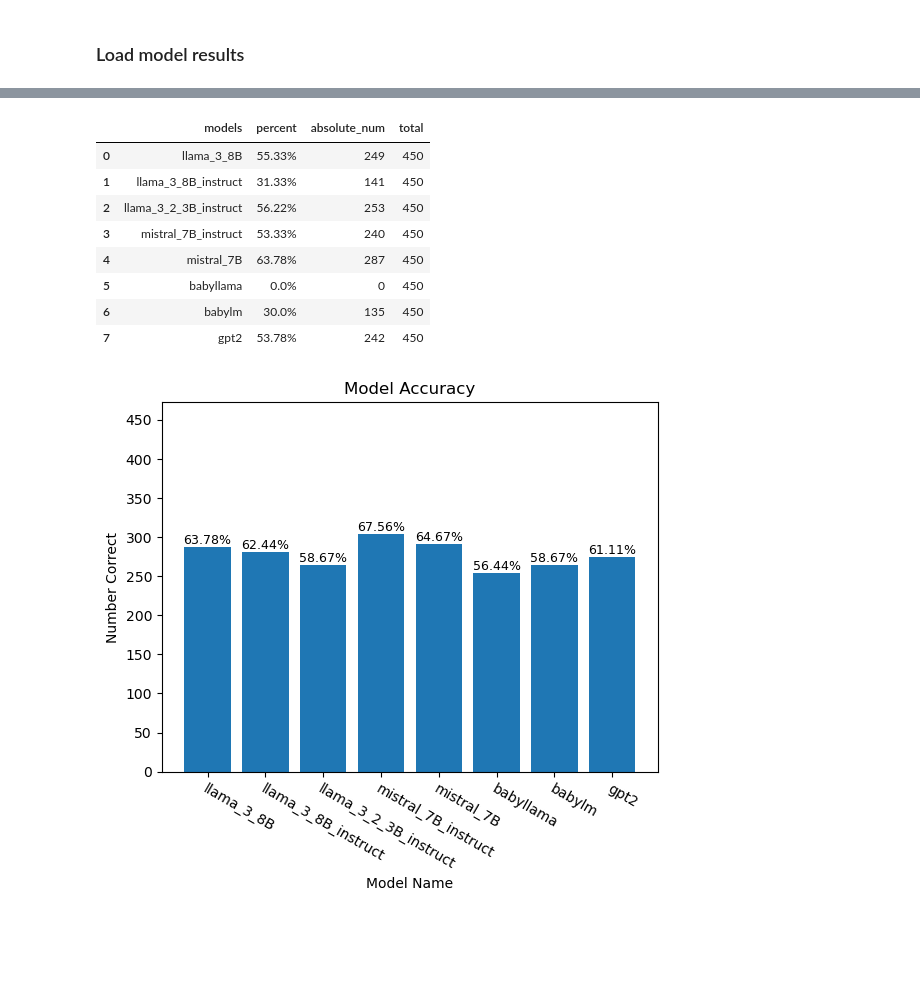
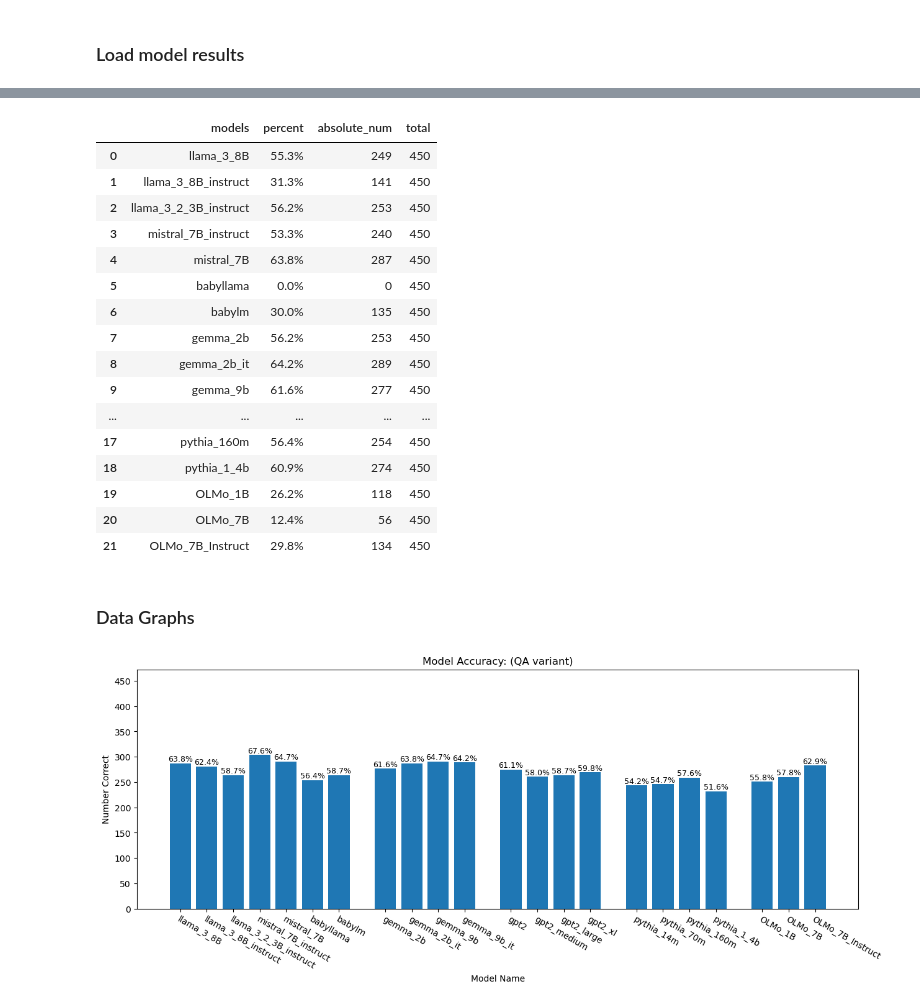
Before and after one commit to kanishkamisra/wugnectives, a Jupyter notebook: analysis/model_eval.ipynb, the cells around one changed output, grey strips where cells are left out. Drawn from its saved outputs; the diff is of its cells as text; code cells hidden in the pictures; blank space fills up the shorter version.

Commit message:
model eval notebook update

```diff
--- a/analysis/model_eval.ipynb
+++ b/analysis/model_eval.ipynb
@@ -377,7 +541,7 @@ def model_accuracies(all_modeldata, model_names, category="all", minpercent=0.0,
         total = len(model_alt)
 
         # print(len(model_alt.loc[model_alt["agree_w_human"] == 1]), "\t", round(len(model_alt.loc[model_alt["agree_w_human"] == 1]) / len(model_alt) * 100, 2), "%\t", name, )
-        accs.loc[len(accs)] = [name, str(round(percent * 100, 2)) + "%", absolute_num, total]
+        accs.loc[len(accs)] = [name, str(round(percent * 100, 1)) + "%", absolute_num, total]
 
     return accs
 
@@ -385,12 +549,20 @@ def model_accuracies(all_modeldata, model_names, category="all", minpercent=0.0,
 model_accuracies(all_modeldata, model_names, minpercent=0, prompt_style="YN")
 # %% [output]
 |  | models | percent | absolute_num | total |
-| 0 | llama_3_8B | 55.33% | 249 | 450 |
-| 1 | llama_3_8B_instruct | 31.33% | 141 | 450 |
-| 2 | llama_3_2_3B_instruct | 56.22% | 253 | 450 |
-| 3 | mistral_7B_instruct | 53.33% | 240 | 450 |
-| 4 | mistral_7B | 63.78% | 287 | 450 |
+| 0 | llama_3_8B | 55.3% | 249 | 450 |
+| 1 | llama_3_8B_instruct | 31.3% | 141 | 450 |
+| 2 | llama_3_2_3B_instruct | 56.2% | 253 | 450 |
+| 3 | mistral_7B_instruct | 53.3% | 240 | 450 |
+| 4 | mistral_7B | 63.8% | 287 | 450 |
 | 5 | babyllama | 0.0% | 0 | 450 |
 | 6 | babylm | 30.0% | 135 | 450 |
-| 7 | gpt2 | 53.78% | 242 | 450 |
+| 7 | gemma_2b | 56.2% | 253 | 450 |
+| 8 | gemma_2b_it | 64.2% | 289 | 450 |
+| 9 | gemma_9b | 61.6% | 277 | 450 |
+| ... | ... | ... | ... | ... |
+| 17 | pythia_160m | 56.4% | 254 | 450 |
+| 18 | pythia_1_4b | 60.9% | 274 | 450 |
+| 19 | OLMo_1B | 26.2% | 118 | 450 |
+| 20 | OLMo_7B | 12.4% | 56 | 450 |
+| 21 | OLMo_7B_Instruct | 29.8% | 134 | 450 |
 # %%
@@ -416,12 +593,51 @@ def plot_accs(accs, title="Model Accuracy", color=None):
     plt.ylabel("Number Correct")
 
     plt.show()
+# %%
+def plot_accs(accs, title="Model Accuracy", color=None, ylabel="Number Correct"):
+    y = accs["absolute_num"]
+    x = accs["models"]
+    bar_labels = accs["percent"]
+
+    max = accs["total"][0]
+    fig, ax = plt.subplots()
+    fig.set_figheight(5)
+    fig.set_figwidth(15)
+    ax.axhline(y=max,color="w")
+
+    positions = np.arange(len(x) * 1.0)
+    positions[ 7:] += 0.75
+    positions[11:] += 0.75
+    positions[15:] += 0.75
+    positions[19:] += 0.75
+
+    bar = ax.bar(positions, y, color=color)
+
+    ax.set_xticks(positions)
+    ax.set_xticklabels(x)
+    for b, label in zip(bar, bar_labels):
+        height = b.get_height()
+        plt.text(b.get_x() + b.get_width() / 2.0, height, label, ha='center', va='bottom', fontsize=9, fontweight="roman")
+
+    plt.xticks(rotation=-30, ha="left", va="top", rotation_mode="anchor")
+    range = np.append(np.arange(0, max, 50).tolist(), max)
+    plt.yticks(range)
+
+    plt.title(title)
+    plt.xlabel("Model Name")
+    plt.ylabel(ylabel)
+
+    plt.show()
 # %%
 minpercent = 0.0
 prompt_style = "QA"
+# %% [markdown]
+### Data Graphs
 # %%
+title="Model Accuracy: " + "(" + prompt_style + " variant" + ")"
+
 accs = model_accuracies(all_modeldata, model_names, prompt_style=prompt_style, minpercent=minpercent)
-plot_accs(accs)
+plot_accs(accs, title=title)
 # %% [output]
-[figure, old version]
+[figure, new version]
 # %%
```
Also changed, not shown: parts of 31 cells of this notebook.
